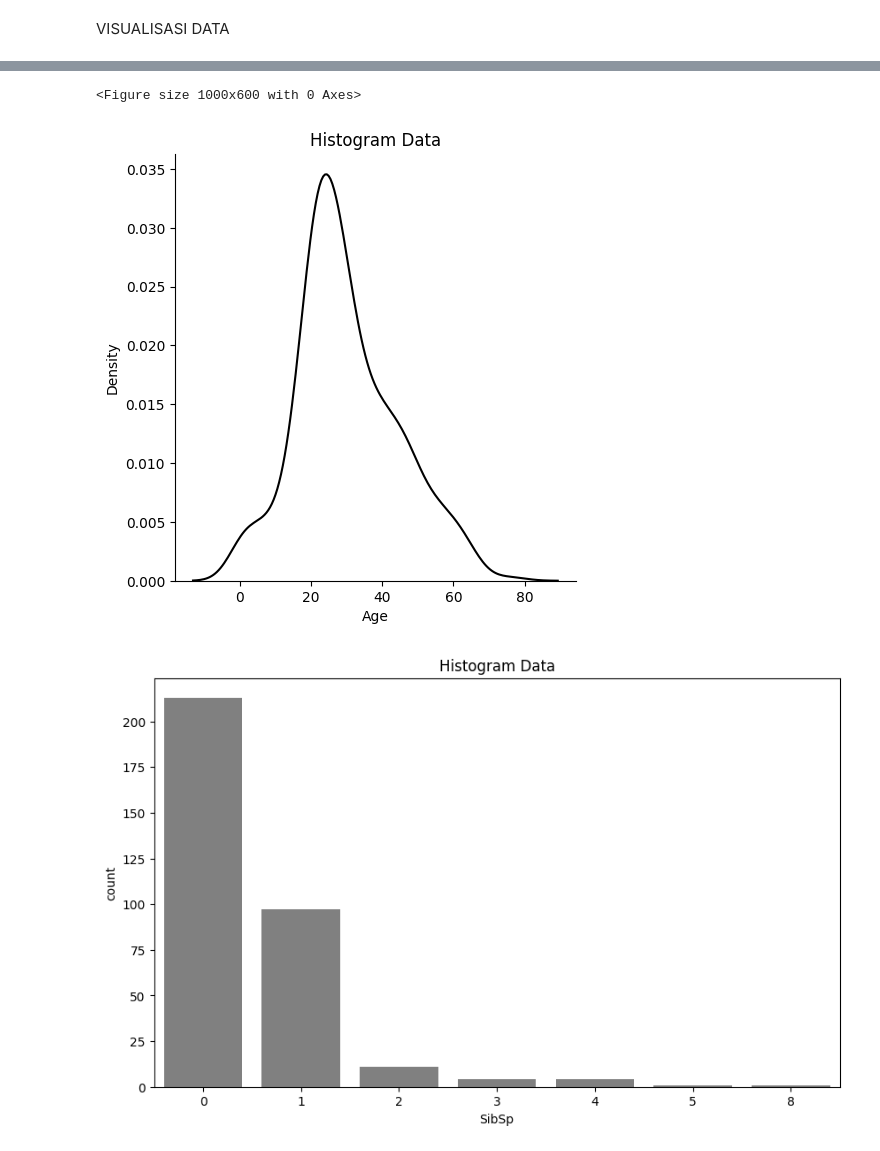
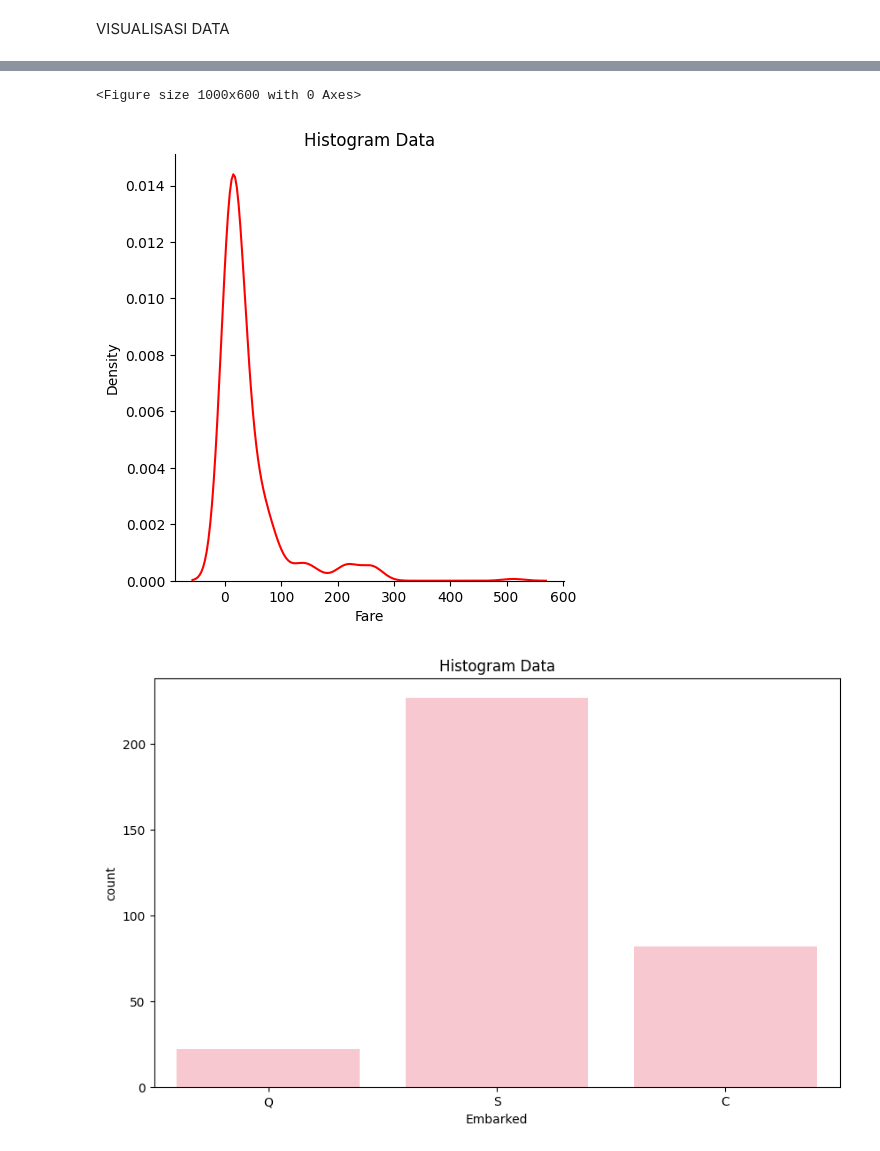
Before and after one commit to WawanWidiantara/Single-Layer-Perceptron, a Jupyter notebook: Single-Layer-Perceptron/Visualisasi Data/Visualisasi_Data_Testing.ipynb, the cells around one changed output, grey strips where cells are left out. Drawn from its saved outputs; the diff is of its cells as text; code cells hidden in the pictures.

```diff
--- a/Single-Layer-Perceptron/Visualisasi Data/Visualisasi_Data_Testing.ipynb
+++ b/Single-Layer-Perceptron/Visualisasi Data/Visualisasi_Data_Testing.ipynb
@@ -3,6 +3,6 @@ import pandas as pd
 import matplotlib.pyplot as plt
 import seaborn as sns
 # %%
-df = pd.read_excel("D:/visualisasi data/Artificial-Neural-Network/Single-Layer-Perceptron/Data Testing.xlsx")
+df = pd.read_csv("D:/visualisasi data\Artificial-Neural-Network/Single-Layer-Perceptron/data/test_data_cl_v2.csv")
 df.head()
 # %% [output]
@@ -42,17 +59,17 @@ plt.show()
 # %%
 plt.figure(figsize=(10, 6))
-sns.displot(data=df, x='Age', kind='kde', color='black')
+sns.displot(data=df, x='Fare', kind='kde', color='red')
 plt.title('Histogram Data')
-plt.xlabel('Age')
+plt.xlabel('Fare')
 plt.show()
 # %% [output]
 <Figure size 1000x600 with 0 Axes>
-[figure, old version]
+[figure, new version]
 # %%
 plt.figure(figsize=(10, 6))
-sns.countplot(data=df, x='SibSp', color='grey')
+sns.countplot(data=df, x='Embarked', color='pink')
 plt.title('Histogram Data')
-plt.xlabel('SibSp')
+plt.xlabel('Embarked')
 plt.show()
 # %% [output]
-[figure, old version]
+[figure, new version]
```
Also changed, not shown: parts of 9 cells of this notebook, 1 other file.
